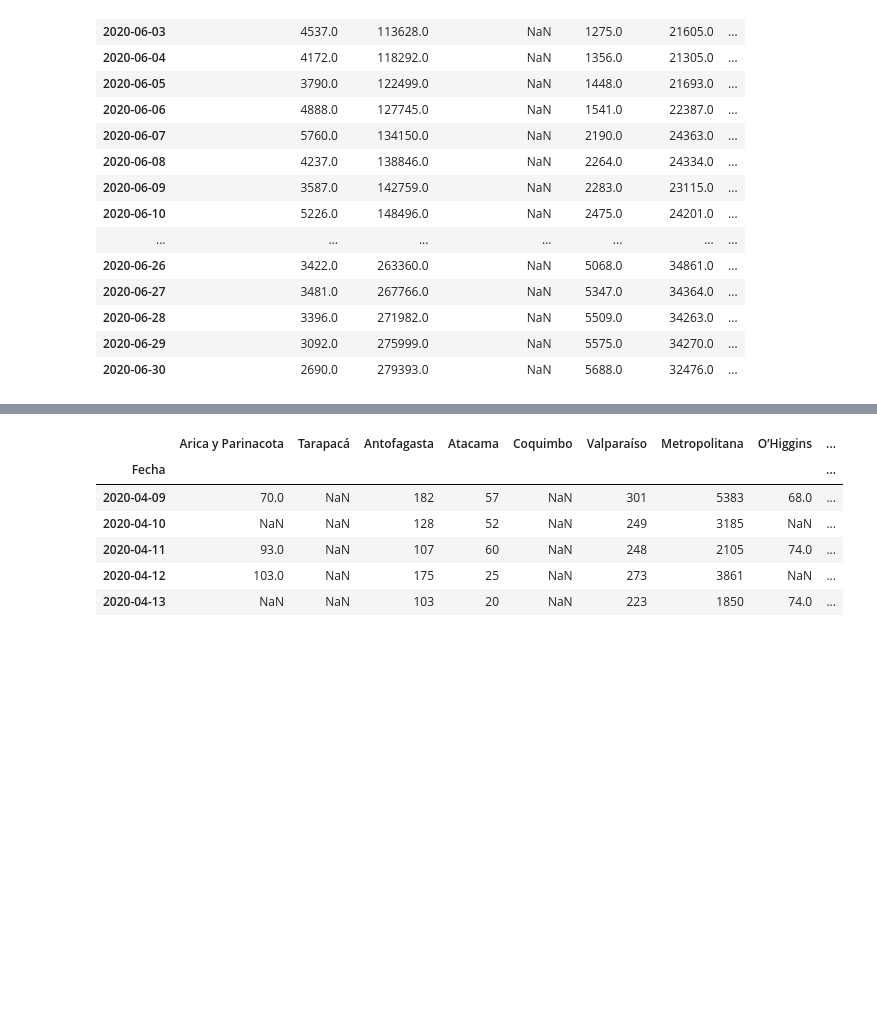
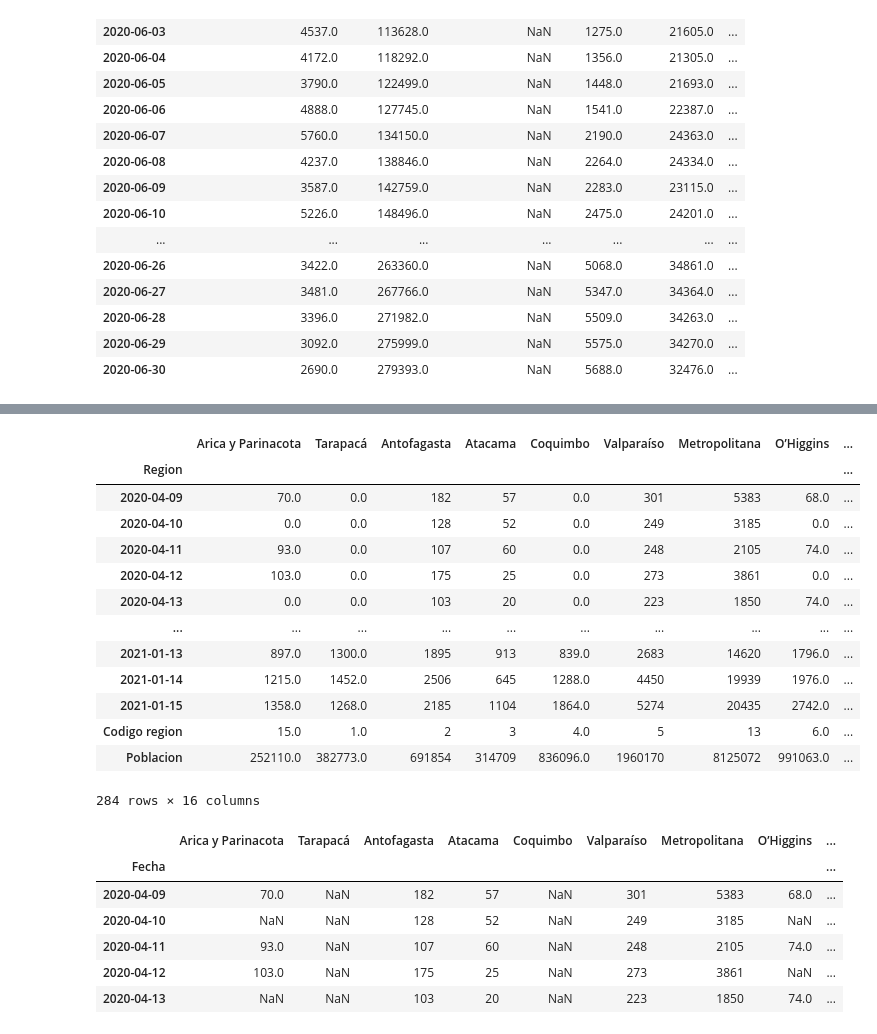
Before and after one commit to millacurafa/seird-model-dashboard, a Jupyter notebook: exploratory_analysis/Covid19_model.ipynb, the cells around one changed output, grey strips where cells are left out. Drawn from its saved outputs; the diff is of its cells as text; code cells hidden in the pictures; blank space fills up the shorter version.

```diff
--- a/exploratory_analysis/Covid19_model.ipynb
+++ b/exploratory_analysis/Covid19_model.ipynb
@@ -334,6 +387,24 @@ px.line(df['Casos totales'],
         )
 # %% [output]
 [interactive output not drawn]
+# %%
+pcr_cases = pd.read_csv('https://raw.githubusercontent.com/MinCiencia/Datos-COVID19/master/output/producto7/PCR_T.csv')
+pcr_cases.groupby('Region').sum()
+# %% [output]
+|  | Arica y Parinacota | Tarapacá | Antofagasta | Atacama | Coquimbo | Valparaíso | Metropolitana | O’Higgins | ... |
+| Region |  |  |  |  |  |  |  |  | ... |
+| 2020-04-09 | 70.0 | 0.0 | 182 | 57 | 0.0 | 301 | 5383 | 68.0 | ... |
+| 2020-04-10 | 0.0 | 0.0 | 128 | 52 | 0.0 | 249 | 3185 | 0.0 | ... |
+| 2020-04-11 | 93.0 | 0.0 | 107 | 60 | 0.0 | 248 | 2105 | 74.0 | ... |
+| 2020-04-12 | 103.0 | 0.0 | 175 | 25 | 0.0 | 273 | 3861 | 0.0 | ... |
+| 2020-04-13 | 0.0 | 0.0 | 103 | 20 | 0.0 | 223 | 1850 | 74.0 | ... |
+| ... | ... | ... | ... | ... | ... | ... | ... | ... | ... |
+| 2021-01-13 | 897.0 | 1300.0 | 1895 | 913 | 839.0 | 2683 | 14620 | 1796.0 | ... |
+| 2021-01-14 | 1215.0 | 1452.0 | 2506 | 645 | 1288.0 | 4450 | 19939 | 1976.0 | ... |
+| 2021-01-15 | 1358.0 | 1268.0 | 2185 | 1104 | 1864.0 | 5274 | 20435 | 2742.0 | ... |
+| Codigo region | 15.0 | 1.0 | 2 | 3 | 4.0 | 5 | 13 | 6.0 | ... |
+| Poblacion | 252110.0 | 382773.0 | 691854 | 314709 | 836096.0 | 1960170 | 8125072 | 991063.0 | ... |
+284 rows × 16 columns
 # %%
 pcr_cases = pd.read_csv('https://raw.githubusercontent.com/MinCiencia/Datos-COVID19/master/output/producto7/PCR_T.csv')
 pcr_cases = pcr_cases.rename(columns={'Region':'Fecha'})
```
Also changed, not shown: parts of 12 cells of this notebook, 6 other files.
